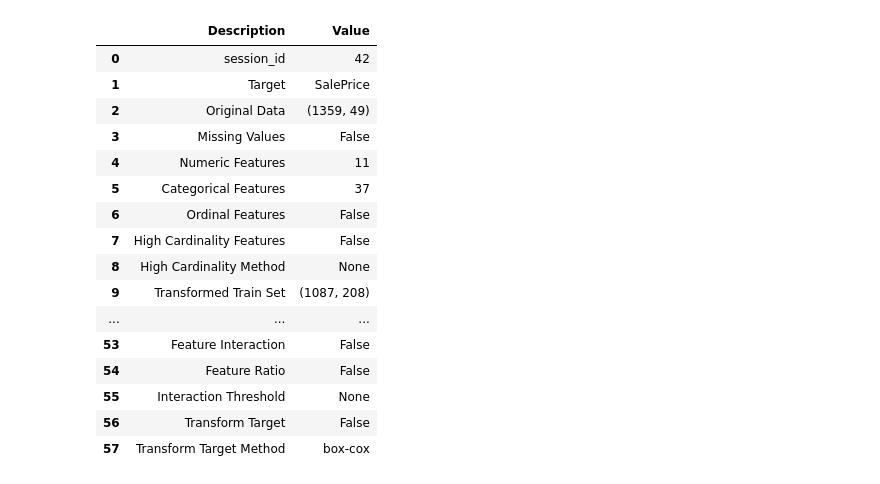
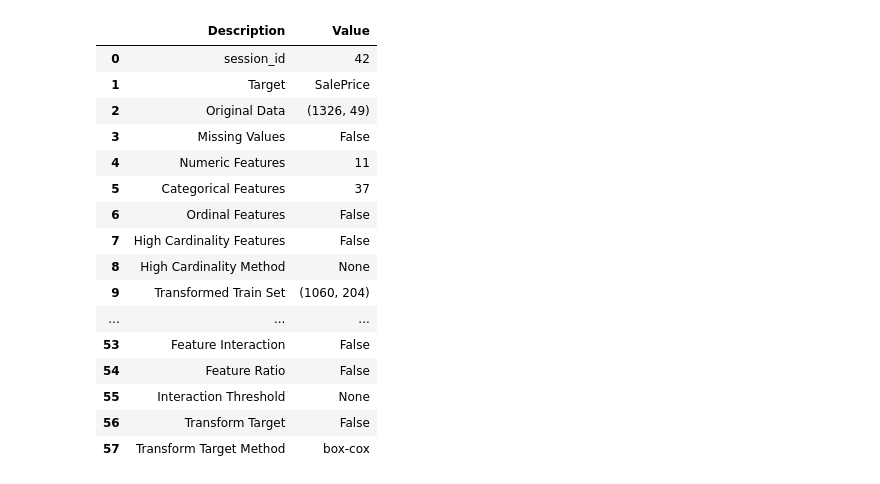
Before and after one commit to uniquekarki/housing_price, a Jupyter notebook: notebooks/3-data-training.ipynb, the cells around one changed output. Drawn from its saved outputs; the diff is of its cells as text; code cells hidden in the pictures.

```diff
--- a/notebooks/3-data-training.ipynb
+++ b/notebooks/3-data-training.ipynb
@@ -4,4 +4,5 @@ import numpy as np
 from pycaret.regression import *
 import pickle
 # %%
-df = pd.read_csv('../data/processed/clean_train_data.csv')
+df_train = pd.read_csv('../data/processed/clean_train_data.csv')
+df_test = pd.read_csv('../data/processed/clean_test_data.csv')
@@ -17,21 +9,21 @@ df.head()
 # %%
-reg = setup(data = df,
+reg = setup(data = df_train,
                    train_size=0.8,
                    target = 'SalePrice',
                    session_id=42,
                   )
 # %% [output]
 |  | Description | Value |
 | 0 | session_id | 42 |
 | 1 | Target | SalePrice |
-| 2 | Original Data | (1359, 49) |
+| 2 | Original Data | (1326, 49) |
 | 3 | Missing Values | False |
 | 4 | Numeric Features | 11 |
 | 5 | Categorical Features | 37 |
 | 6 | Ordinal Features | False |
 | 7 | High Cardinality Features | False |
 | 8 | High Cardinality Method | None |
-| 9 | Transformed Train Set | (1087, 208) |
+| 9 | Transformed Train Set | (1060, 204) |
 | ... | ... | ... |
 | 53 | Feature Interaction | False |
 | 54 | Feature Ratio | False |
```
Also changed, not shown: parts of 14 cells of this notebook, 5 other files.
